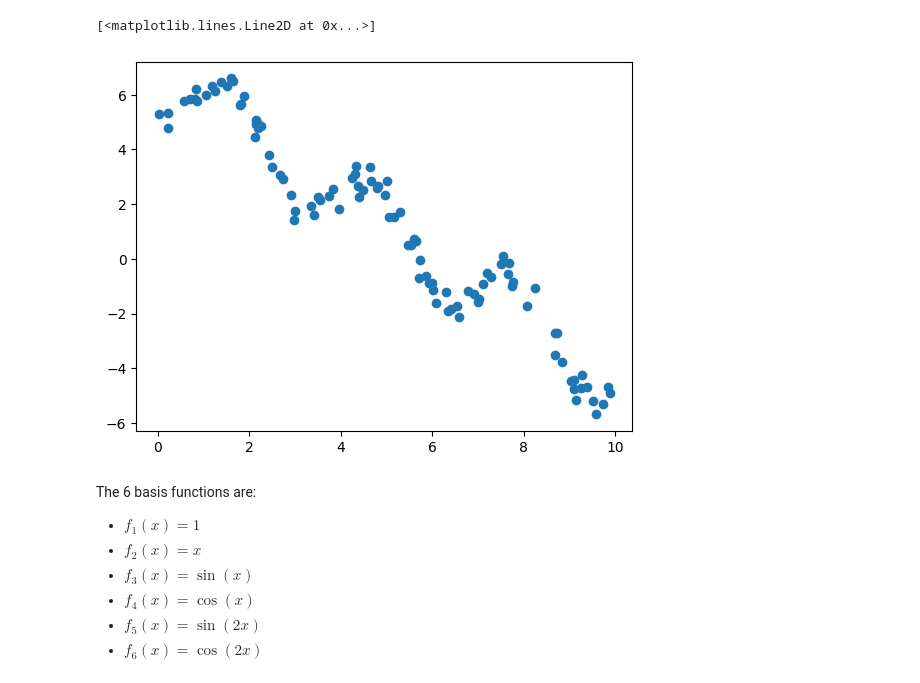
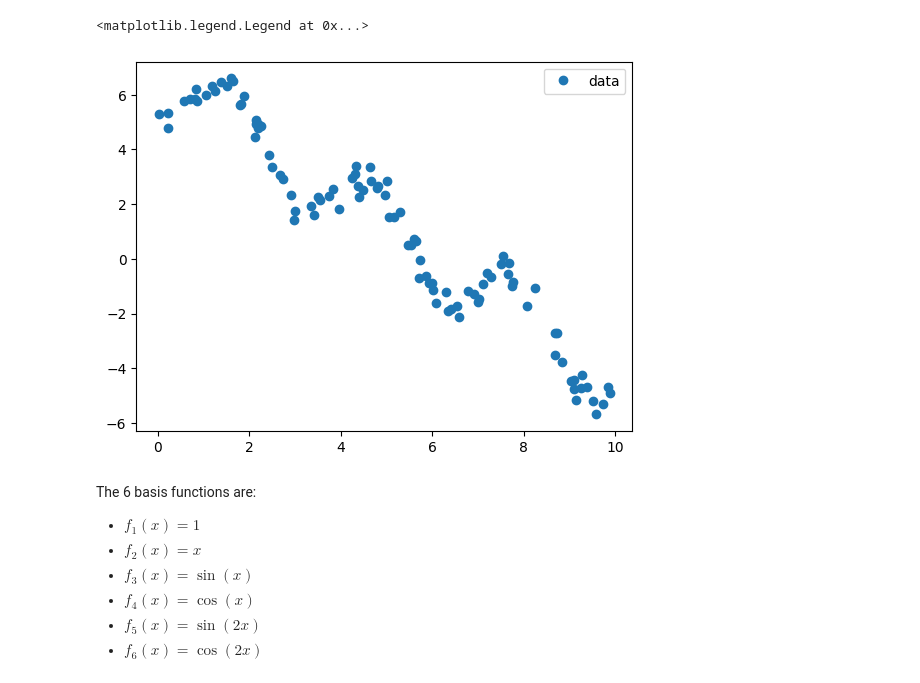
Before and after one commit to simonsavine/school_projects, a Jupyter notebook: basis_fun_reg/ex.ipynb, the cells around one changed output. Saved outputs shown, nothing was run; the diff lists cells and outputs as text; code cells hidden in the pictures.

```diff
--- a/basis_fun_reg/ex.ipynb
+++ b/basis_fun_reg/ex.ipynb
@@ -16,11 +16,12 @@ import matplotlib.pyplot as plt
 # %%
 # load data
 npdata = np.load("/content/school_projects/basis_fun_reg/FitData.npy")
 xs, ys = npdata[:,0], npdata[:,1]
-plt.plot(xs, ys, "o")
+plt.plot(xs, ys, "o", label="data")
+plt.legend()
 # %% [output]
-[<matplotlib.lines.Line2D at 0x...>]
+<matplotlib.legend.Legend at 0x...>
-[figure, old version]
+[figure, new version]
 # %%
 # sort the data by ascending xs
 # (necessary in order to plot a line)
```
Also changed, not shown: parts of 4 cells of this notebook.
